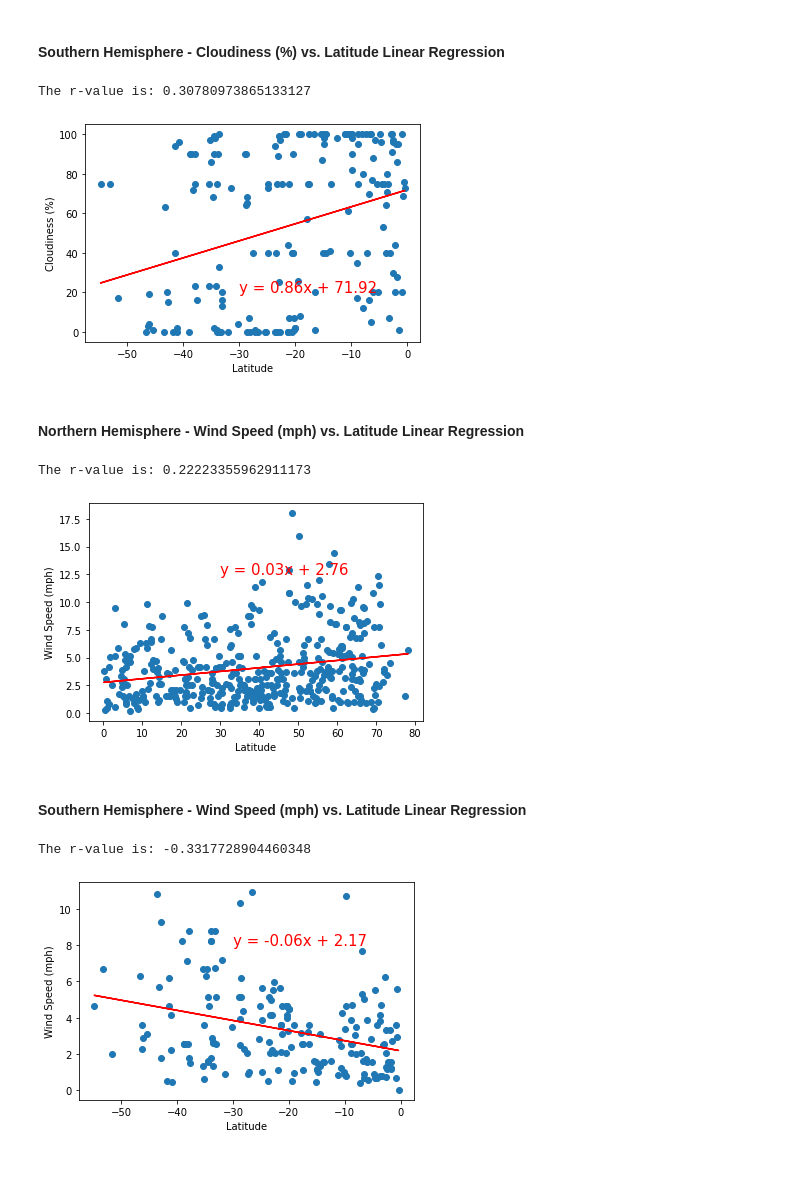
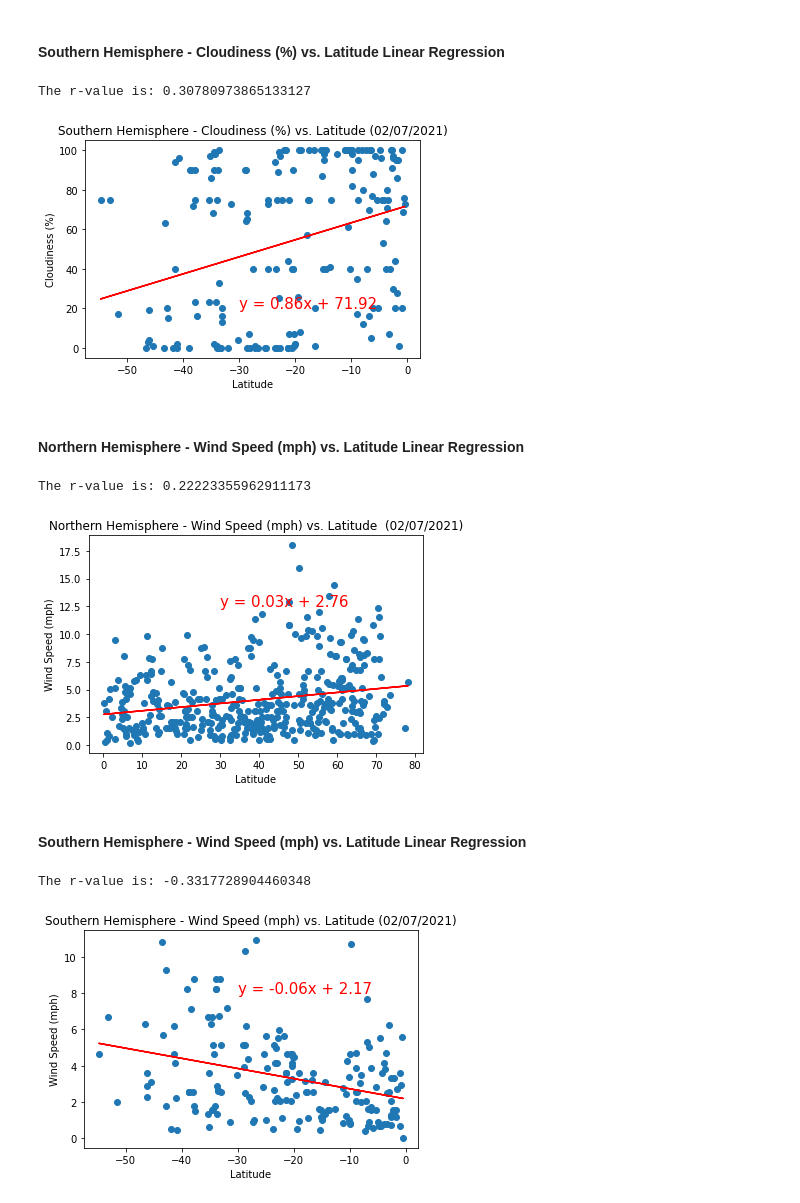
Before and after one commit to mchua004/python-api-challenge, a Jupyter notebook: WeatherPy/WeatherPy.ipynb, the cells around one changed output. Drawn from its saved outputs; the diff is of its cells as text; code cells hidden in the pictures; blank space fills up the shorter version.

```diff
--- a/WeatherPy/WeatherPy.ipynb
+++ b/WeatherPy/WeatherPy.ipynb
@@ -431,13 +401,14 @@ line_eq = "y = " + str(round(slope,2)) + "x + " + str(round(intercept,2))
 plt.scatter(x_values,y_values)
 plt.plot(x_values,regress_values,"r-")
 plt.annotate(line_eq,(-30,20),fontsize=15,color="red")
+plt.title("Southern Hemisphere - Cloudiness (%) vs. Latitude (02/07/2021)")
 plt.xlabel('Latitude')
 plt.ylabel('Cloudiness (%)')
 print(f"The r-value is: {rvalue}")
 plt.show()
 # %% [output]
 The r-value is: 0.30780973865133127
-[figure, old version]
+[figure, new version]
 # %% [markdown]
 ####  Northern Hemisphere - Wind Speed (mph) vs. Latitude Linear Regression
 # %%
@@ -452,31 +423,33 @@ line_eq = "y = " + str(round(slope,2)) + "x + " + str(round(intercept,2))
 plt.scatter(x_values,y_values)
 plt.plot(x_values,regress_values,"r-")
 plt.annotate(line_eq,(30,12.5),fontsize=15,color="red")
+plt.title("Northern Hemisphere - Wind Speed (mph) vs. Latitude  (02/07/2021)")
 plt.xlabel('Latitude')
 plt.ylabel('Wind Speed (mph)')
 print(f"The r-value is: {rvalue}")
 plt.show()
 # %% [output]
 The r-value is: 0.22223355962911173
-[figure, old version]
+[figure, new version]
 # %% [markdown]
 ####  Southern Hemisphere - Wind Speed (mph) vs. Latitude Linear Regression
 # %%
 south_wind_lat = city_weather_df[["Lat", "Wind Speed"]].loc[city_weather_df["Lat"] < 0, :]
 
 x_values = south_wind_lat['Lat']
 y_values = south_wind_lat['Wind Speed']
 
 (slope, intercept, rvalue, pvalue, stderr) = linregress(x_values, y_values)
 regress_values = x_values * slope + intercept
 line_eq = "y = " + str(round(slope,2)) + "x + " + str(round(intercept,2))
 plt.scatter(x_values,y_values)
 plt.plot(x_values,regress_values,"r-")
 plt.annotate(line_eq,(-30,8),fontsize=15,color="red")
+plt.title("Southern Hemisphere - Wind Speed (mph) vs. Latitude (02/07/2021)")
 plt.xlabel('Latitude')
 plt.ylabel('Wind Speed (mph)')
 print(f"The r-value is: {rvalue}")
 plt.show()
 # %% [output]
 The r-value is: -0.3317728904460348
-[figure, old version]
+[figure, new version]
```
Also changed, not shown: parts of 9 cells of this notebook, 1 other file.
